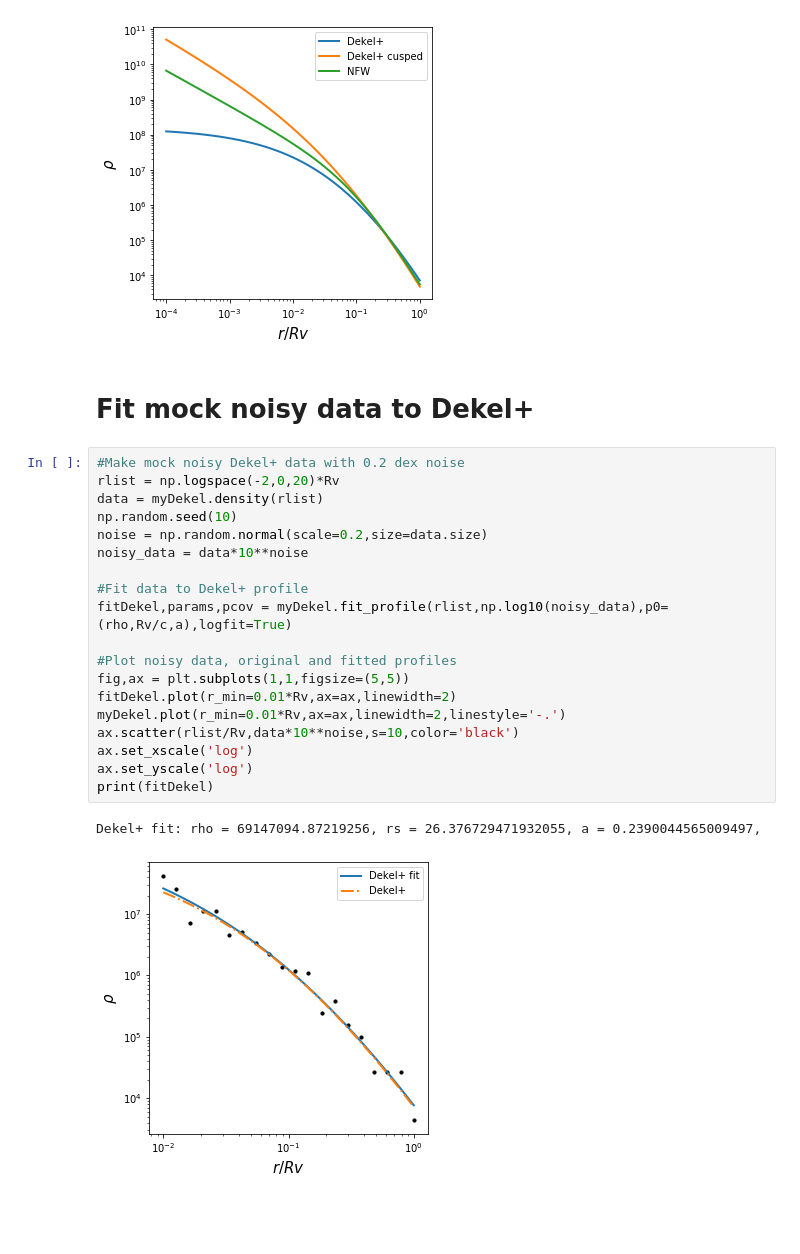
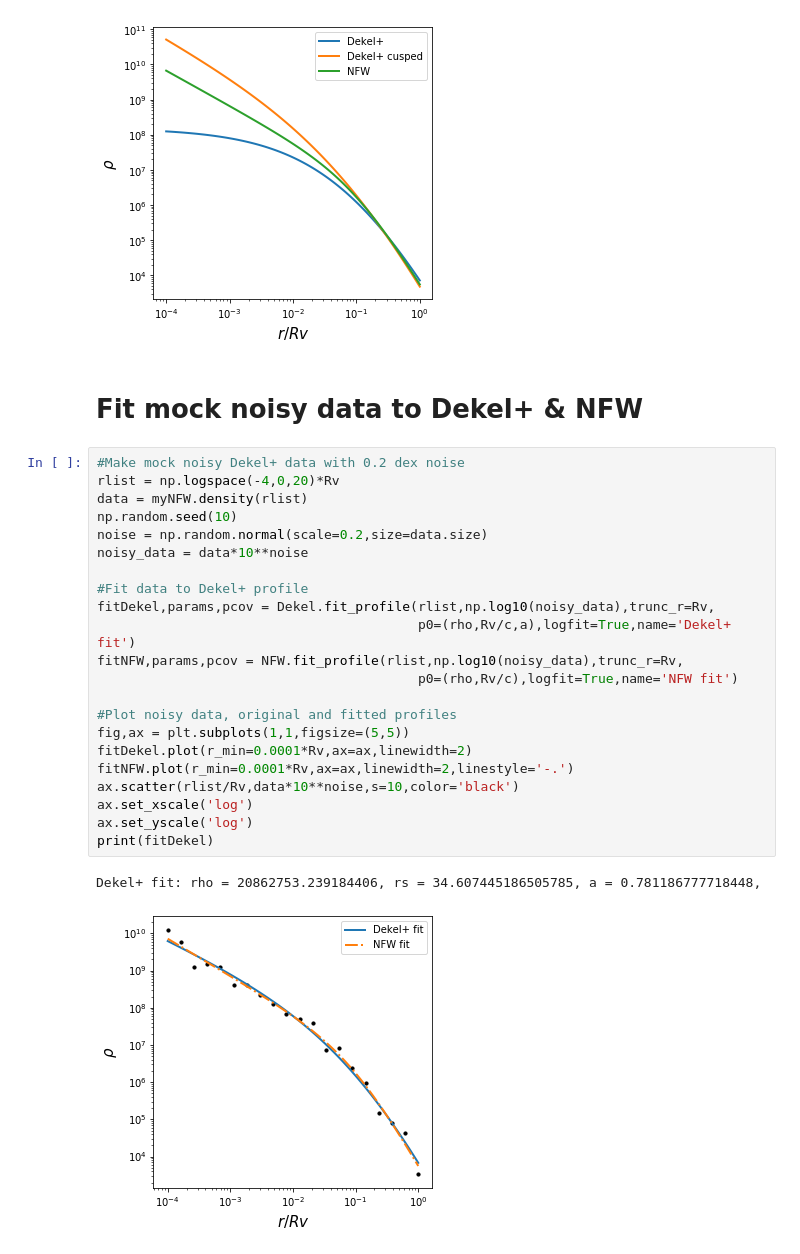
Before and after one commit to omrygin/profiles, a Jupyter notebook: profile_example_v2.ipynb, the cells around one changed output. Cells and saved outputs as stored; diff of their text form; blank space fills up the shorter version.

Commit message:
changed fit_profile to be a class method

```diff
--- a/profile_example_v2.ipynb
+++ b/profile_example_v2.ipynb
@@ -51,26 +51,29 @@ myNFW.plot(r_min=0.0001*Rv,ax=ax,linewidth=2)
 # %% [output]
 [figure]
 # %% [markdown]
-# Fit mock noisy data to Dekel+
+# Fit mock noisy data to Dekel+ & NFW
 # %%
 #Make mock noisy Dekel+ data with 0.2 dex noise
-rlist = np.logspace(-2,0,20)*Rv
-data = myDekel.density(rlist)
+rlist = np.logspace(-4,0,20)*Rv
+data = myNFW.density(rlist)
 np.random.seed(10)
 noise = np.random.normal(scale=0.2,size=data.size)
 noisy_data = data*10**noise
 
 #Fit data to Dekel+ profile
-fitDekel,params,pcov = myDekel.fit_profile(rlist,np.log10(noisy_data),p0=(rho,Rv/c,a),logfit=True)
+fitDekel,params,pcov = Dekel.fit_profile(rlist,np.log10(noisy_data),trunc_r=Rv,
+                                         p0=(rho,Rv/c,a),logfit=True,name='Dekel+ fit')
+fitNFW,params,pcov = NFW.fit_profile(rlist,np.log10(noisy_data),trunc_r=Rv,
+                                         p0=(rho,Rv/c),logfit=True,name='NFW fit')
 
 #Plot noisy data, original and fitted profiles
 fig,ax = plt.subplots(1,1,figsize=(5,5))
-fitDekel.plot(r_min=0.01*Rv,ax=ax,linewidth=2)
-myDekel.plot(r_min=0.01*Rv,ax=ax,linewidth=2,linestyle='-.')
+fitDekel.plot(r_min=0.0001*Rv,ax=ax,linewidth=2)
+fitNFW.plot(r_min=0.0001*Rv,ax=ax,linewidth=2,linestyle='-.')
 ax.scatter(rlist/Rv,data*10**noise,s=10,color='black')
 ax.set_xscale('log')
 ax.set_yscale('log')
 print(fitDekel)
 # %% [output]
-Dekel+ fit: rho = 69147094.87219256, rs = 26.376729471932055, a = 0.2390044565009497,
+Dekel+ fit: rho = 20862753.239184406, rs = 34.607445186505785, a = 0.781186777718448,
-[figure, old version]
+[figure, new version]
```
Also changed, not shown: 1 other file.
